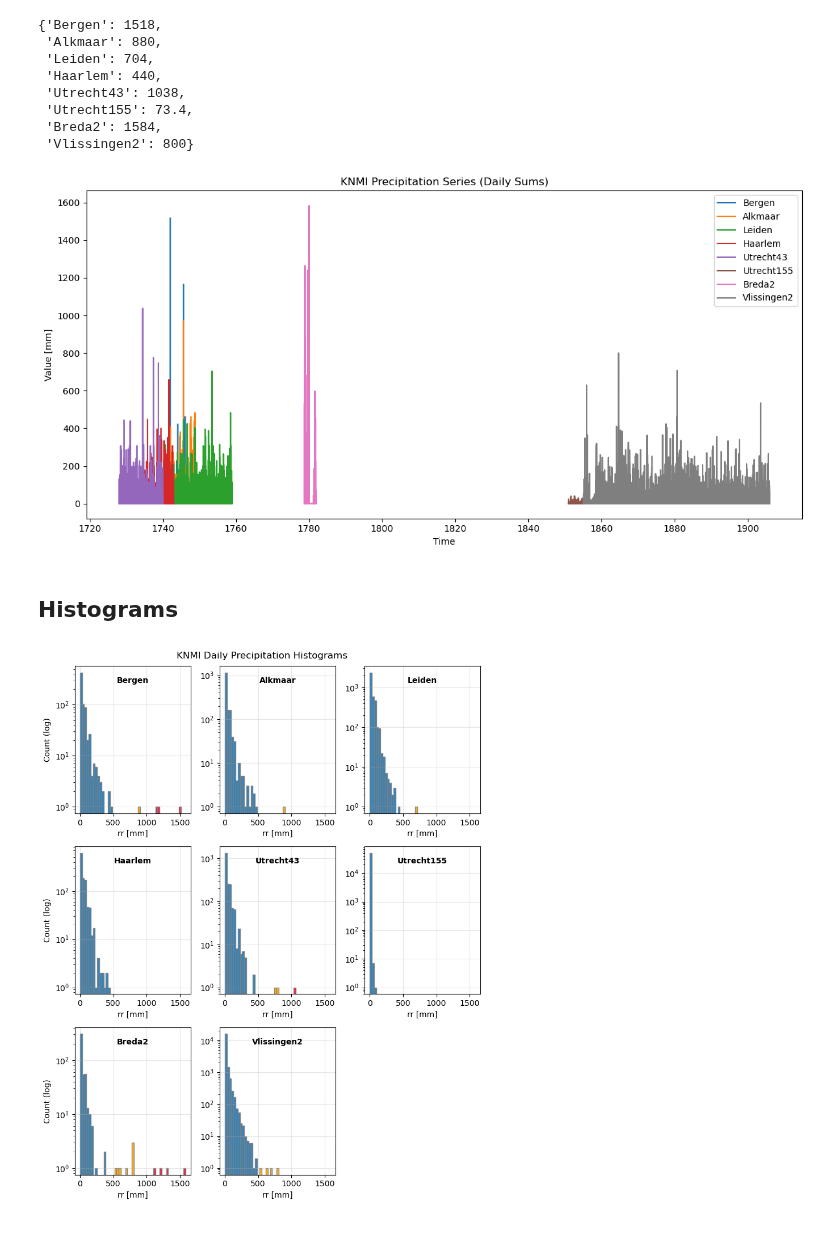
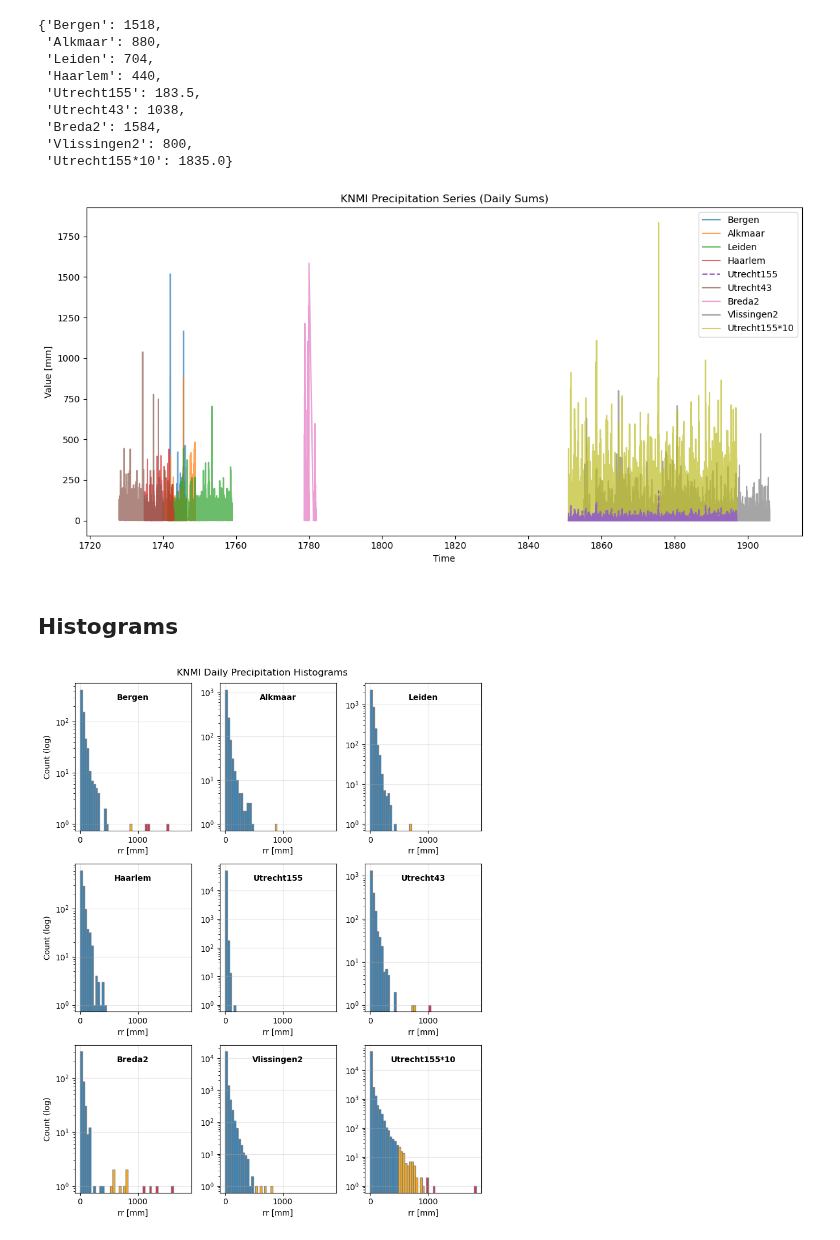
Before and after one commit to carlotatrx/dataprep, a Jupyter notebook: indiv_series/KNMI_plot_rr.ipynb, the cells around one changed output. Drawn from its saved outputs; the diff is of its cells as text; code cells hidden in the pictures.

Commit message:
process more stations

```diff
--- a/indiv_series/KNMI_plot_rr.ipynb
+++ b/indiv_series/KNMI_plot_rr.ipynb
@@ -72,6 +72,11 @@ rr_series = {}
 for f in files:
     station_name = f.stem.split("_")[0] # before first underscore
     rr_series[station_name] = read_sef_timeseries(f)
+
+# multiply utrecht155 by 10 to see
+rr_series['Utrecht155*10'] = rr_series["Utrecht155"] * 10
+
+# reorganize
 # %%
 # calculate max value in each series
 rr_max = {name: series.max() for name, series in rr_series.items()}
@@ -81,28 +86,31 @@ rr_max
  'Alkmaar': 880,
  'Leiden': 704,
  'Haarlem': 440,
+ 'Utrecht155': 183.5,
  'Utrecht43': 1038,
- 'Utrecht155': 73.4,
  'Breda2': 1584,
- 'Vlissingen2': 800}
+ 'Vlissingen2': 800,
+ 'Utrecht155*10': 1835.0}
 # %%
 # Plot
 plt.figure(figsize=(12, 6))
 
 for station_name, series in rr_series.items():
     daily = series.resample("D").sum()
-    plt.plot(daily.index, daily.values, drawstyle="steps-post", label=station_name)
-    # plt.bar(daily.index, daily.values, label=station_name)
+    if station_name == "Utrecht155":
+        plt.plot(series.index, series.values, "--", label=station_name, zorder=3)
+    else:
+        plt.plot(series.index, series.values, label=station_name, alpha=.7)
 
 plt.xlabel("Time")
 plt.ylabel("Value [mm]")
 plt.title("KNMI Precipitation Series (Daily Sums)")
 plt.legend()
 plt.tight_layout()
-plt.savefig("../image/KNMI_rr_daily_series.png", dpi=300)
+plt.savefig("../image/KNMI_rr_daily_series2.png", dpi=300)
 plt.show()
 # %% [output]
-[figure, old version]
+[figure, new version]
 # %% [markdown]
 ## Histograms
 # %%
@@ -173,4 +181,4 @@ plt.tight_layout()
 plt.savefig("../image/KNMI_rr_histograms.png", dpi=300)
 plt.show()
 # %% [output]
-[figure, old version]
+[figure, new version]
```
Also changed, not shown: 29 other files.
